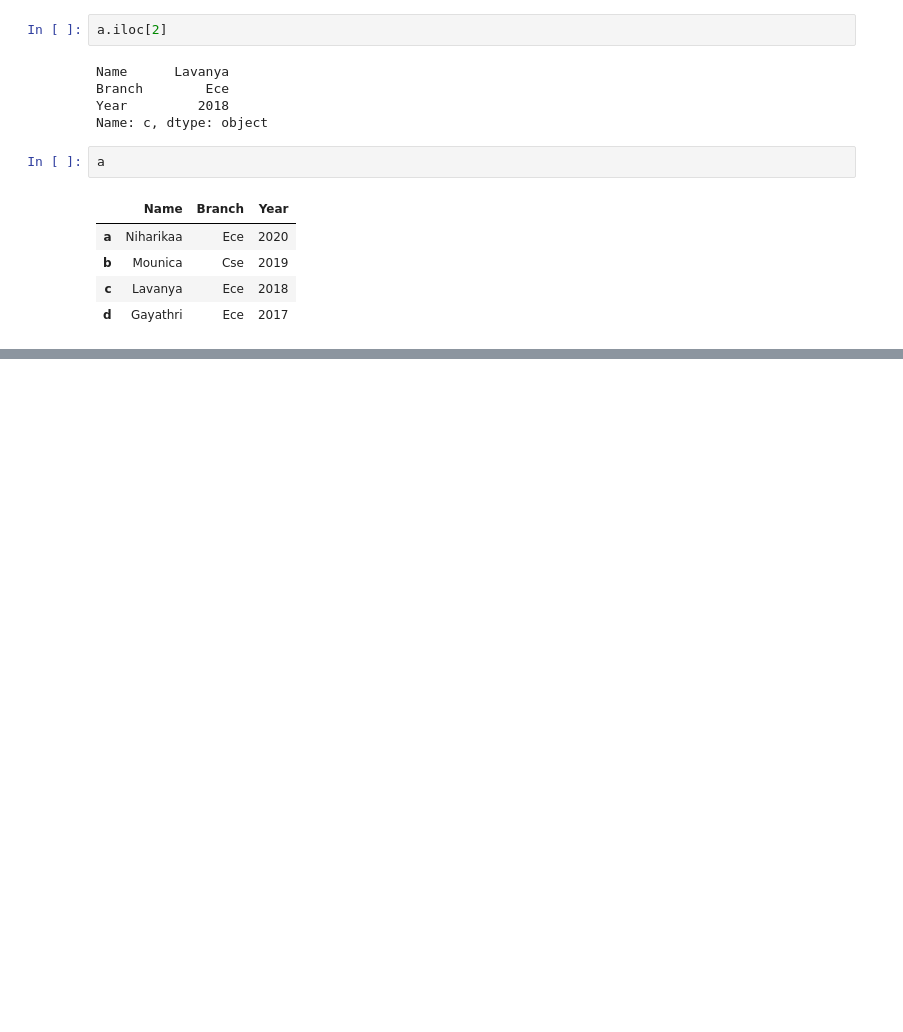
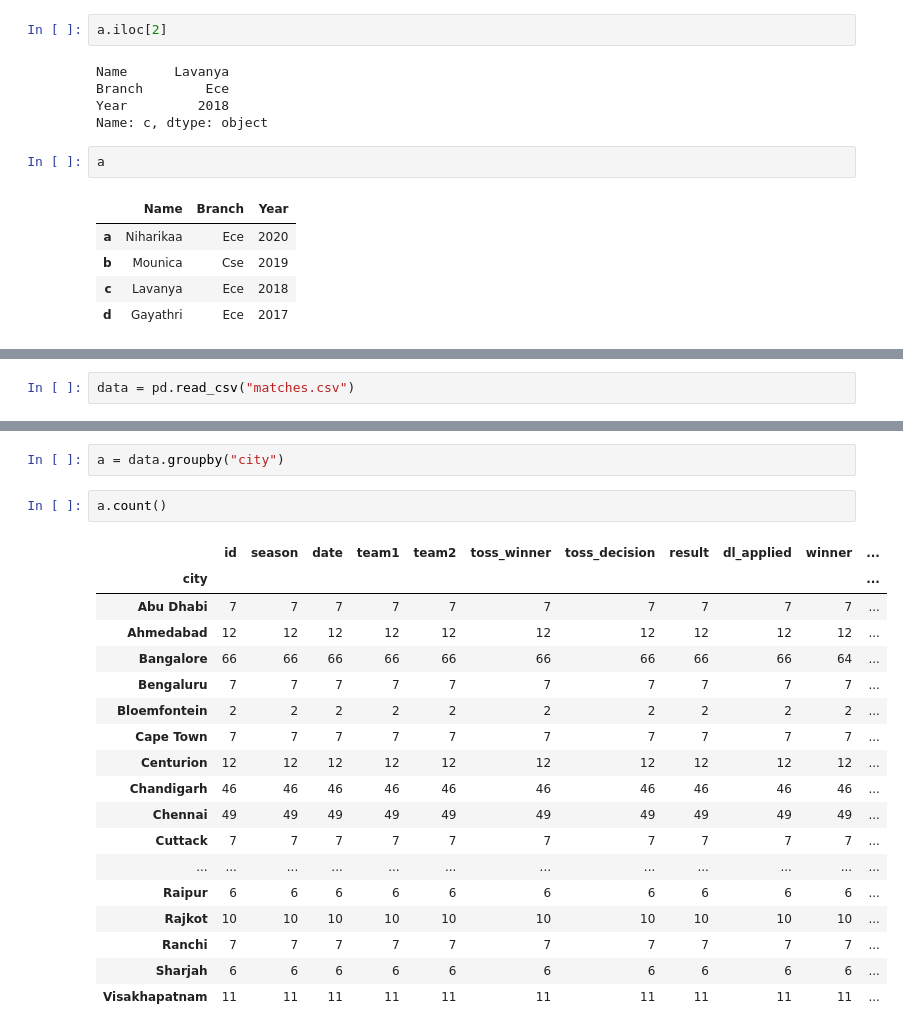
Before and after one commit to AP-State-Skill-Development-Corporation/Data-Analysis-Using-Python-MB1, a Jupyter notebook: Day03_22July2020/Pandas(22-07-2020).ipynb, the cells around one changed output, grey strips where cells are left out. Saved outputs shown, nothing was run; the diff lists cells and outputs as text; blank space fills up the shorter version.

```diff
--- a/Day03_22July2020/Pandas(22-07-2020).ipynb
+++ b/Day03_22July2020/Pandas(22-07-2020).ipynb
@@ -311,0 +563,2 @@ a
+# %%
+data = pd.read_csv("matches.csv")
@@ -311,0 +695,23 @@ a
+# %%
+a = data.groupby("city")
+# %%
+a.count()
+# %% [output]
+|  | id | season | date | team1 | team2 | toss_winner | toss_decision | result | dl_applied | winner | ... |
+| city |  |  |  |  |  |  |  |  |  |  | ... |
+| Abu Dhabi | 7 | 7 | 7 | 7 | 7 | 7 | 7 | 7 | 7 | 7 | ... |
+| Ahmedabad | 12 | 12 | 12 | 12 | 12 | 12 | 12 | 12 | 12 | 12 | ... |
+| Bangalore | 66 | 66 | 66 | 66 | 66 | 66 | 66 | 66 | 66 | 64 | ... |
+| Bengaluru | 7 | 7 | 7 | 7 | 7 | 7 | 7 | 7 | 7 | 7 | ... |
+| Bloemfontein | 2 | 2 | 2 | 2 | 2 | 2 | 2 | 2 | 2 | 2 | ... |
+| Cape Town | 7 | 7 | 7 | 7 | 7 | 7 | 7 | 7 | 7 | 7 | ... |
+| Centurion | 12 | 12 | 12 | 12 | 12 | 12 | 12 | 12 | 12 | 12 | ... |
+| Chandigarh | 46 | 46 | 46 | 46 | 46 | 46 | 46 | 46 | 46 | 46 | ... |
+| Chennai | 49 | 49 | 49 | 49 | 49 | 49 | 49 | 49 | 49 | 49 | ... |
+| Cuttack | 7 | 7 | 7 | 7 | 7 | 7 | 7 | 7 | 7 | 7 | ... |
+| ... | ... | ... | ... | ... | ... | ... | ... | ... | ... | ... | ... |
+| Raipur | 6 | 6 | 6 | 6 | 6 | 6 | 6 | 6 | 6 | 6 | ... |
+| Rajkot | 10 | 10 | 10 | 10 | 10 | 10 | 10 | 10 | 10 | 10 | ... |
+| Ranchi | 7 | 7 | 7 | 7 | 7 | 7 | 7 | 7 | 7 | 7 | ... |
+| Sharjah | 6 | 6 | 6 | 6 | 6 | 6 | 6 | 6 | 6 | 6 | ... |
+| Visakhapatnam | 11 | 11 | 11 | 11 | 11 | 11 | 11 | 11 | 11 | 11 | ... |
```
Also changed, not shown: parts of 31 cells of this notebook.
